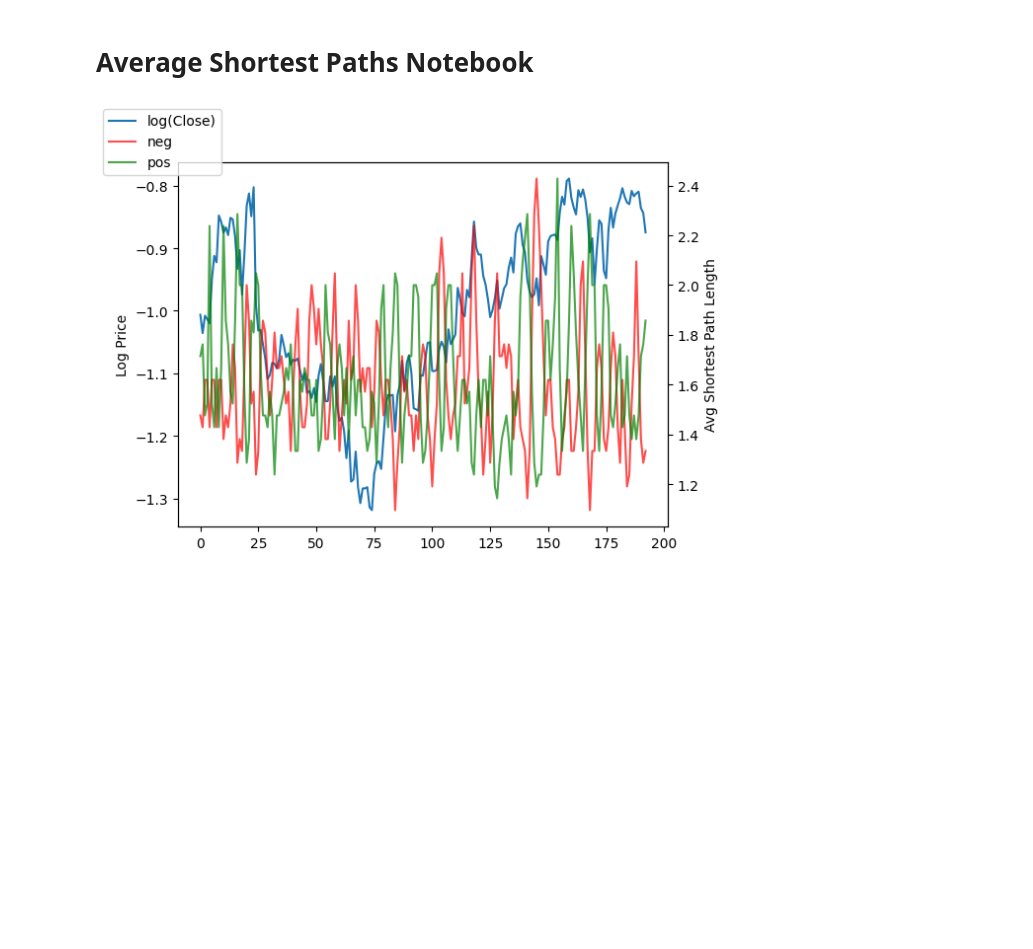
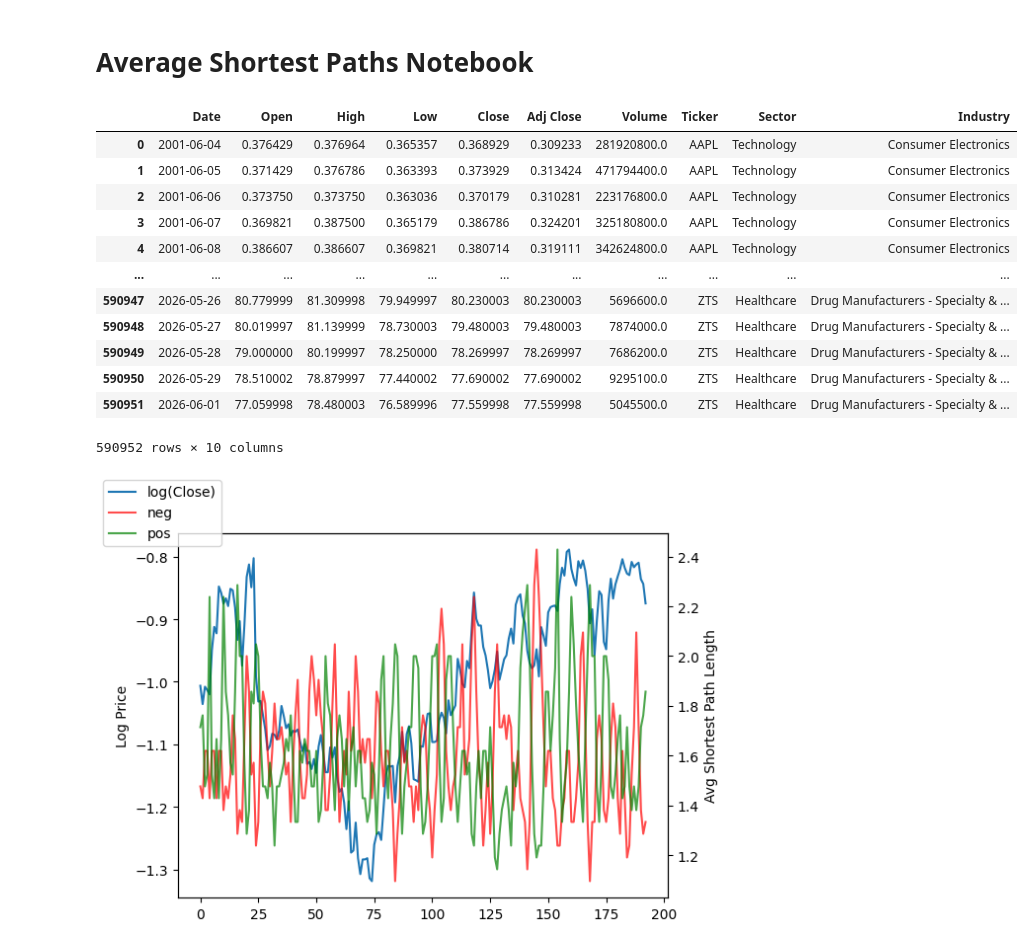
Before and after one commit to jgte29/datasci207sec10su26-group2-finalproj, a Jupyter notebook: average_shortest_paths.ipynb, the cells around one changed output. Cells and saved outputs as stored; diff of their text form; code cells hidden in the pictures; blank space fills up the shorter version.

Commit message:
Created the average shortest paths nb using the crsp data

```diff
--- a/average_shortest_paths.ipynb
+++ b/average_shortest_paths.ipynb
@@ -13,6 +13,22 @@ data = data.dropna(subset='Close').reset_index(drop=True)
 # %%
 with open("./data/tickers.txt", "r") as f:
     tickers = [line.strip() for line in f if line.strip()]
+# %%
+data
+# %% [output]
+|  | Date | Open | High | Low | Close | Adj Close | Volume | Ticker | Sector | Industry |
+| 0 | 2001-06-04 | 0.376429 | 0.376964 | 0.365357 | 0.368929 | 0.309233 | 281920800.0 | AAPL | Technology | Consumer Electronics |
+| 1 | 2001-06-05 | 0.371429 | 0.376786 | 0.363393 | 0.373929 | 0.313424 | 471794400.0 | AAPL | Technology | Consumer Electronics |
+| 2 | 2001-06-06 | 0.373750 | 0.373750 | 0.363036 | 0.370179 | 0.310281 | 223176800.0 | AAPL | Technology | Consumer Electronics |
+| 3 | 2001-06-07 | 0.369821 | 0.387500 | 0.365179 | 0.386786 | 0.324201 | 325180800.0 | AAPL | Technology | Consumer Electronics |
+| 4 | 2001-06-08 | 0.386607 | 0.386607 | 0.369821 | 0.380714 | 0.319111 | 342624800.0 | AAPL | Technology | Consumer Electronics |
+| ... | ... | ... | ... | ... | ... | ... | ... | ... | ... | ... |
+| 590947 | 2026-05-26 | 80.779999 | 81.309998 | 79.949997 | 80.230003 | 80.230003 | 5696600.0 | ZTS | Healthcare | Drug Manufacturers - Specialty & ... |
+| 590948 | 2026-05-27 | 80.019997 | 81.139999 | 78.730003 | 79.480003 | 79.480003 | 7874000.0 | ZTS | Healthcare | Drug Manufacturers - Specialty & ... |
+| 590949 | 2026-05-28 | 79.000000 | 80.199997 | 78.250000 | 78.269997 | 78.269997 | 7686200.0 | ZTS | Healthcare | Drug Manufacturers - Specialty & ... |
+| 590950 | 2026-05-29 | 78.510002 | 78.879997 | 77.440002 | 77.690002 | 77.690002 | 9295100.0 | ZTS | Healthcare | Drug Manufacturers - Specialty & ... |
+| 590951 | 2026-06-01 | 77.059998 | 78.480003 | 76.589996 | 77.559998 | 77.559998 | 5045500.0 | ZTS | Healthcare | Drug Manufacturers - Specialty & ... |
+590952 rows × 10 columns
 # %%
 TICKER = 'AAPL'
 # %%
```
Also changed, not shown: 2 other files.
